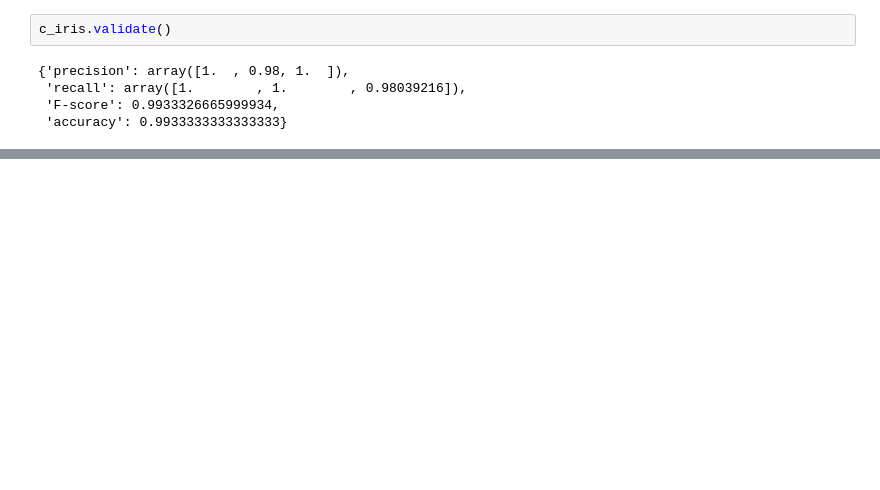
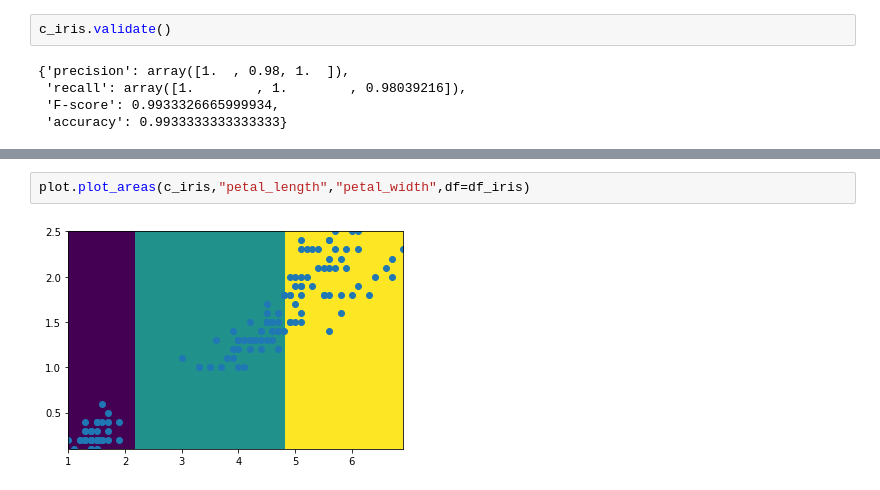
Before and after one commit to arminwitte/binarybeech, a Jupyter notebook: notebooks/iris.ipynb, the cells around one changed output, grey strips where cells are left out. Drawn from its saved outputs; the diff is of its cells as text; blank space fills up the shorter version.

```diff
--- a/notebooks/iris.ipynb
+++ b/notebooks/iris.ipynb
@@ -171,4 +180,8 @@ petal_length<2.39
 └── True: setosa
+# %%
+plot.plot_areas(c_iris,"petal_length","petal_width",df=df_iris)
+# %% [output]
+[figure, added]
 # %%
 c_iris.validate()
 # %% [output]
```
Also changed, not shown: parts of 9 cells of this notebook, 7 other files.
